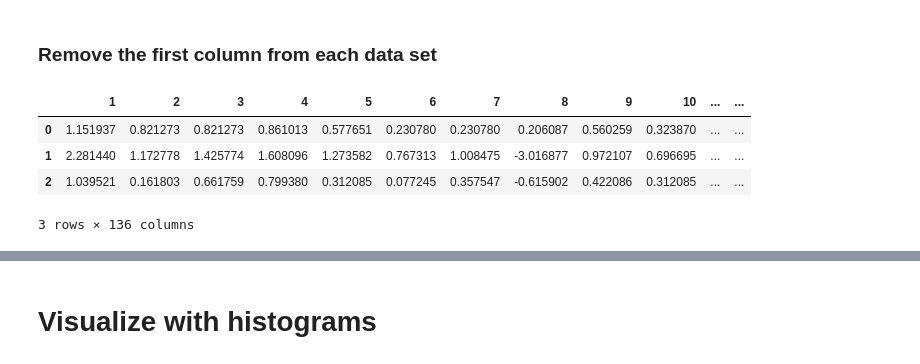
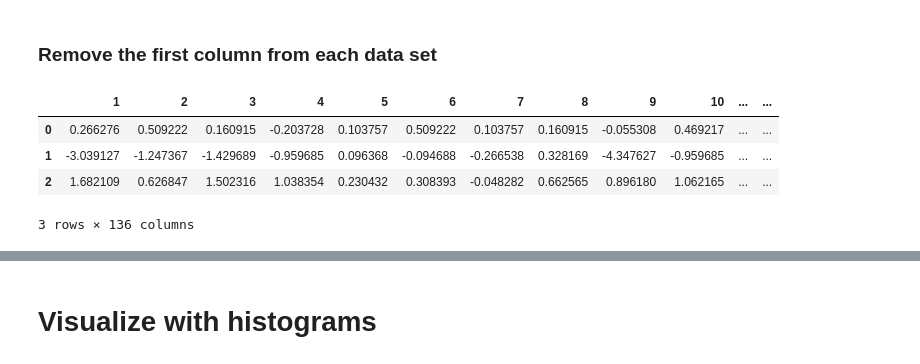
Before and after one commit to USDA-ARS-GBRU/Dataset_shift_LR_KNN, a Jupyter notebook: Kmer_LR_3.ipynb, the cells around one changed output, grey strips where cells are left out. Drawn from its saved outputs; the diff is of its cells as text; code cells hidden in the pictures.

```diff
--- a/Kmer_LR_3.ipynb
+++ b/Kmer_LR_3.ipynb
@@ -78,14 +95,14 @@ bacteria_test = bacteria_test.drop([0], axis = 1)
 #archaea_test = archaea_test.drop([0], axis = 1)
 # %%
 # quick visual confirm
-virus_test.head(3)
+bacteria_test.head(3)
 
 # successfully removed the first column
 # %% [output]
 |  | 1 | 2 | 3 | 4 | 5 | 6 | 7 | 8 | 9 | 10 | ... | ... |
-| 0 | 1.151937 | 0.821273 | 0.821273 | 0.861013 | 0.577651 | 0.230780 | 0.230780 | 0.206087 | 0.560259 | 0.323870 | ... | ... |
-| 1 | 2.281440 | 1.172778 | 1.425774 | 1.608096 | 1.273582 | 0.767313 | 1.008475 | -3.016877 | 0.972107 | 0.696695 | ... | ... |
-| 2 | 1.039521 | 0.161803 | 0.661759 | 0.799380 | 0.312085 | 0.077245 | 0.357547 | -0.615902 | 0.422086 | 0.312085 | ... | ... |
+| 0 | 0.266276 | 0.509222 | 0.160915 | -0.203728 | 0.103757 | 0.509222 | 0.103757 | 0.160915 | -0.055308 | 0.469217 | ... | ... |
+| 1 | -3.039127 | -1.247367 | -1.429689 | -0.959685 | 0.096368 | -0.094688 | -0.266538 | 0.328169 | -4.347627 | -0.959685 | ... | ... |
+| 2 | 1.682109 | 0.626847 | 1.502316 | 1.038354 | 0.230432 | 0.308393 | -0.048282 | 0.662565 | 0.896180 | 1.062165 | ... | ... |
 3 rows × 136 columns
 # %%
 virus_test.describe()
```
Also changed, not shown: parts of 18 cells of this notebook, 1 other file.
